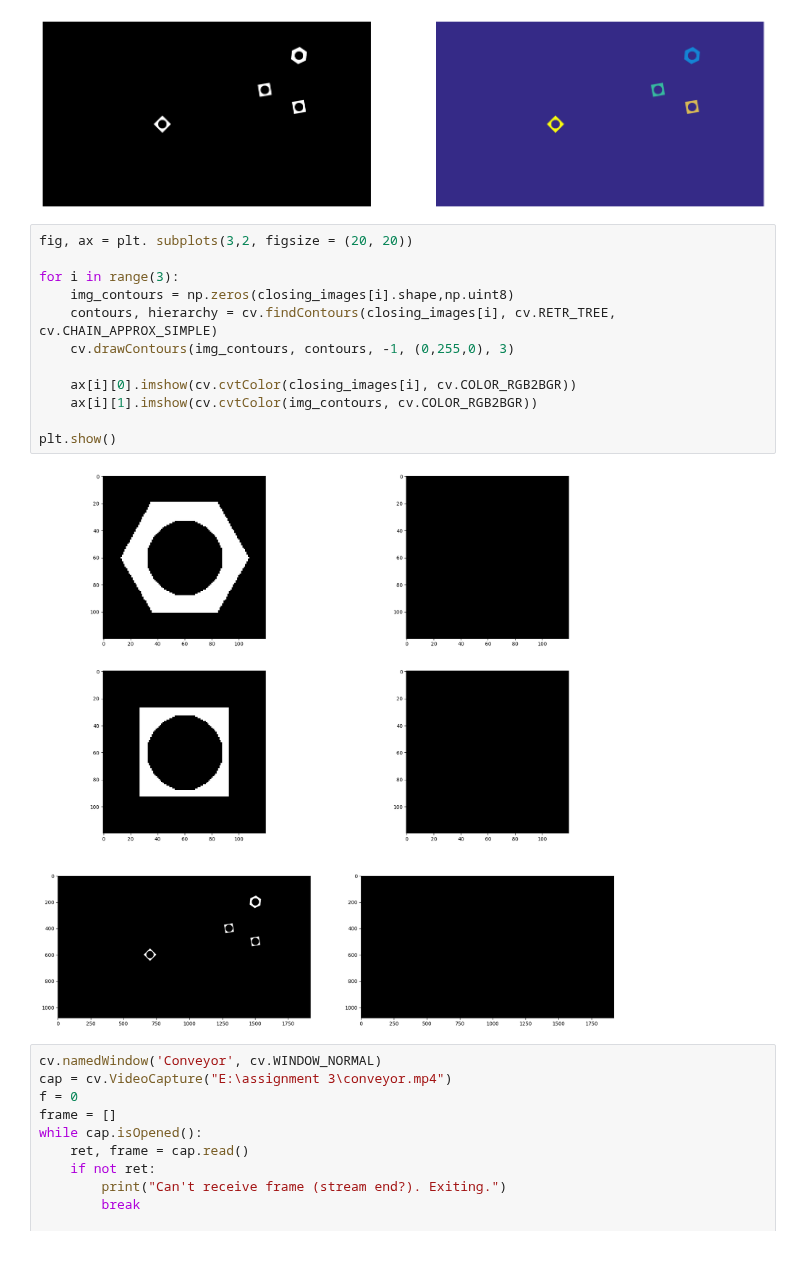
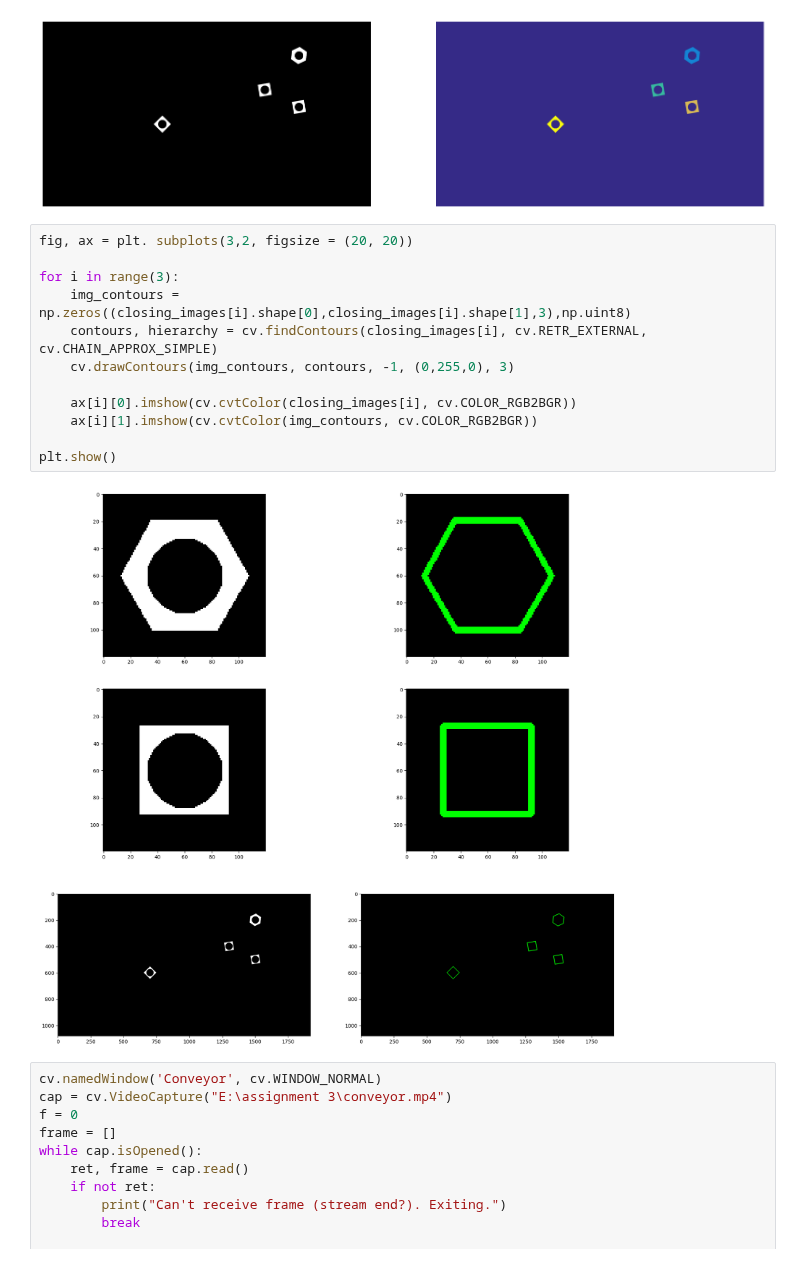
Before and after one commit to ThilankaMORA/image-processing, a Jupyter notebook: assignment 3.ipynb, the cells around one changed output. Saved outputs shown, nothing was run; the diff lists cells and outputs as text.

```diff
--- a/assignment 3.ipynb
+++ b/assignment 3.ipynb
@@ -132,17 +132,17 @@ Centroid - (700.0, 600.0)
 # %%
 fig, ax = plt. subplots(3,2, figsize = (20, 20))
 
 for i in range(3):
-    img_contours = np.zeros(closing_images[i].shape,np.uint8)
-    contours, hierarchy = cv.findContours(closing_images[i], cv.RETR_TREE, cv.CHAIN_APPROX_SIMPLE)
+    img_contours = np.zeros((closing_images[i].shape[0],closing_images[i].shape[1],3),np.uint8)
+    contours, hierarchy = cv.findContours(closing_images[i], cv.RETR_EXTERNAL, cv.CHAIN_APPROX_SIMPLE)
     cv.drawContours(img_contours, contours, -1, (0,255,0), 3)
 
     ax[i][0].imshow(cv.cvtColor(closing_images[i], cv.COLOR_RGB2BGR))
     ax[i][1].imshow(cv.cvtColor(img_contours, cv.COLOR_RGB2BGR))
 
 plt.show()
 # %% [output]
-[figure, old version]
+[figure, new version]
 # %%
 cv.namedWindow('Conveyor', cv.WINDOW_NORMAL)
 cap = cv.VideoCapture("E:\assignment 3\conveyor.mp4")
```
